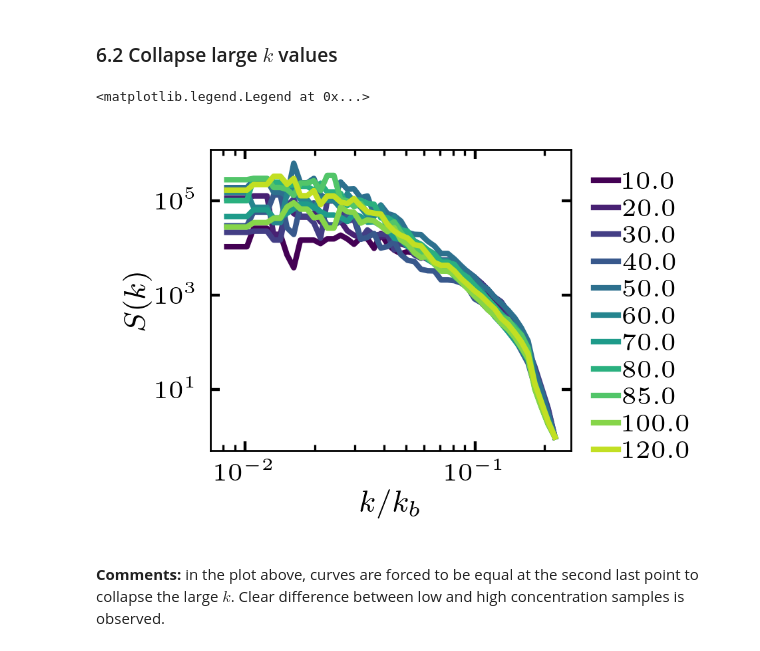
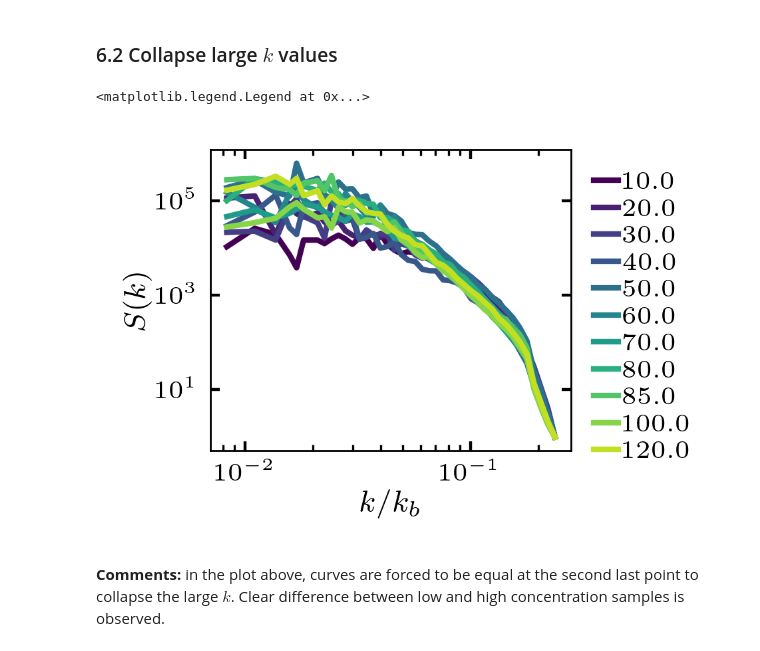
Before and after one commit to ZLoverty/Python, a Jupyter notebook: Correlation/src/fig-5_energy-spectrum.ipynb, the cells around one changed output. Cells and saved outputs as stored; diff of their text form; code cells hidden in the pictures.

```diff
--- a/Correlation/src/fig-5_energy-spectrum.ipynb
+++ b/Correlation/src/fig-5_energy-spectrum.ipynb
@@ -944,36 +944,36 @@ log_aug = log_df.loc[(log_df['date']=='08032020')|
 # %%
 l = log_aug.drop_duplicates('conc').sort_values(by='conc')
 viridis = cm.get_cmap('viridis', len(l))
 count = 0
 kb = 2 * np.pi / 3
 for num, i in l.iterrows():
     if i.conc == 0:
         continue
-    stack = np.load(os.path.join(data_master_dir, i.date,
+    stack = np.load(os.path.join(data_master_dir, 'level-2-data', i.date,
                                  'small_imseq', '{:02d}'.format(i.run_number), 'stack.npy'))
     df_list = []
     for rho in stack[-300:-1:10]:
         xy_df = static_structure(rho, 8.33, n=50)
-        xy_df.y = xy_df.y
-        df_list.append(xy_df)
-    df = pd.concat(df_list).sort_values(by='x')
-    x, y = xy_bin(df.x, df.y, n=50)
-    xy_df = pd.DataFrame({'x': x, 'y':y}).assign(conc=i.conc).fillna(method='pad').fillna(method='bfill')
-    plt.plot(xy_df.x/kb, np.array(xy_df.y/xy_df.y.iloc[-1]), label=i.conc, color=viridis(count))
+        df_list.append(xy_df.set_index('x'))
+    df = pd.concat(df_list, axis=1).mean(axis=1).to_frame('y')#.sort_values(by='x')
+#     x, y = xy_bin(df.x, df.y, n=50)
+#     xy_df = pd.DataFrame({'x': x, 'y':y}).assign(conc=i.conc).fillna(method='pad').fillna(method='bfill')
+    xy_df = df
+    plt.plot(xy_df.index/kb, np.array(xy_df.y/xy_df.y.iloc[-1]), label=i.conc, color=viridis(count))
     if count == 0:
         structure_data = xy_df
     else:
         structure_data = pd.concat([structure_data, xy_df])
     count += 1
 
 plt.loglog()
 # plt.ylim([1e-1, 1e6])
 plt.xlabel('$k/k_b$')
 plt.ylabel('$S(k)$')
 plt.legend(bbox_to_anchor=(1, 1))
 # %% [output]
 <matplotlib.legend.Legend at 0x...>
-[figure, old version]
+[figure, new version]
 # %% [markdown]
 **Comments:** in the plot above, curves are forced to be equal at the second last point to collapse the large $k$. Clear difference between low and high concentration samples is observed.
 # %% [markdown]
```
Also changed, not shown: parts of 19 cells of this notebook.
